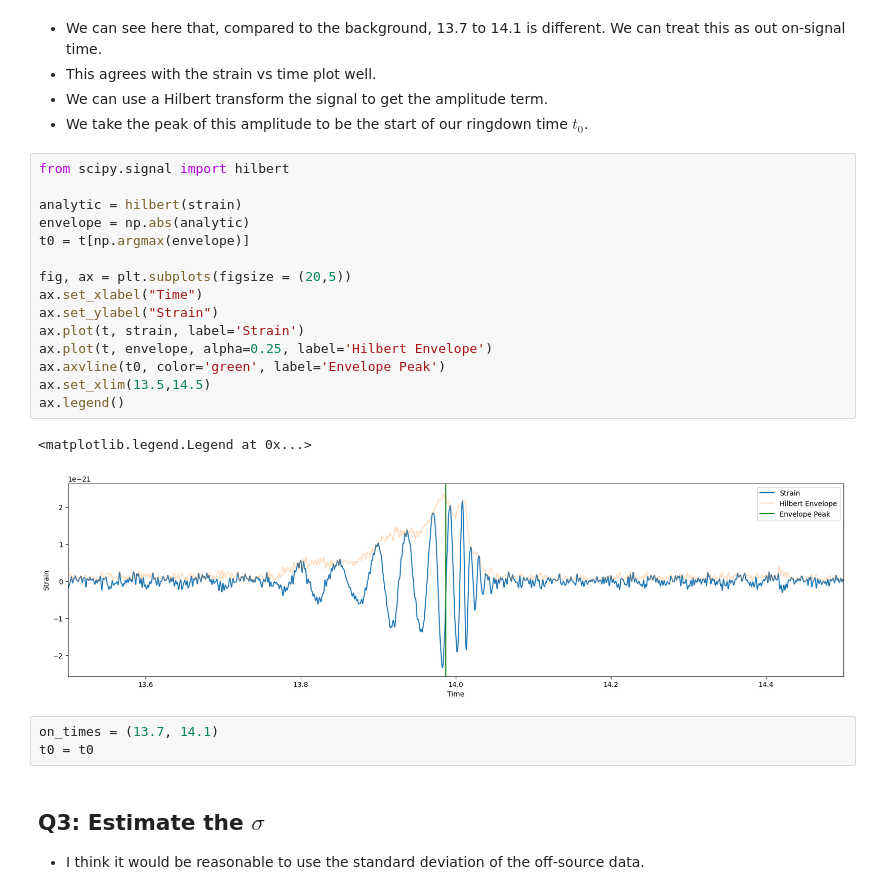
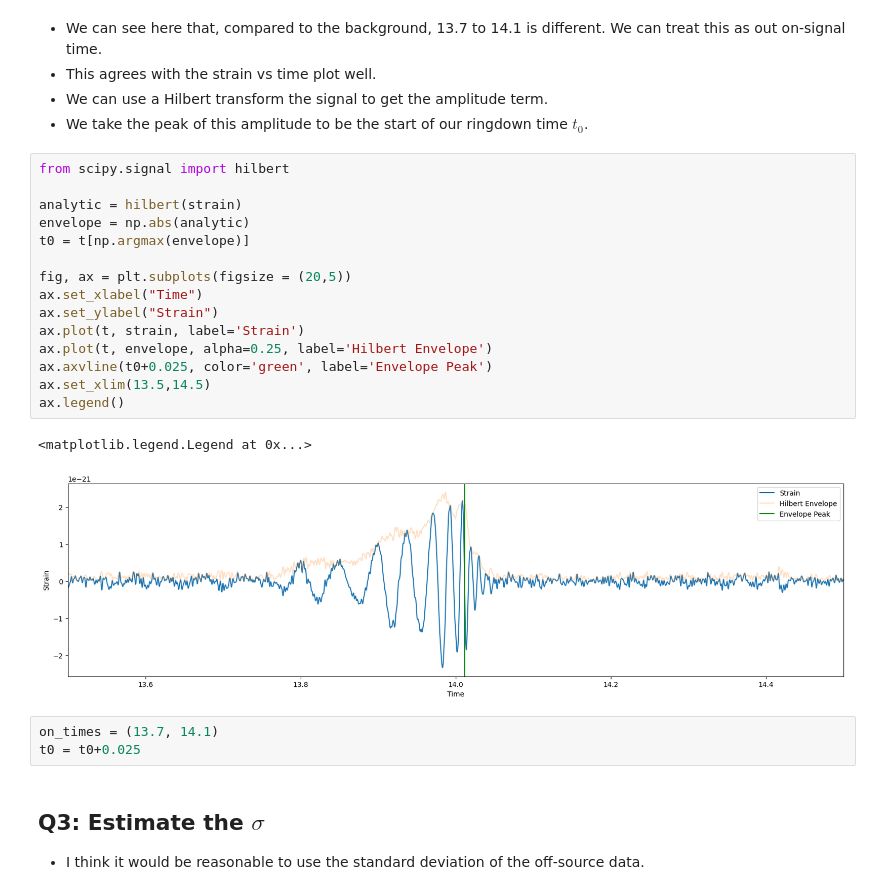
Before and after one commit to JoeyWee1/A5-Gravitational-Waves-QNM-Fitting-CW, a Jupyter notebook: solutions.ipynb, the cells around one changed output. Cells and saved outputs as stored; diff of their text form.

```diff
--- a/solutions.ipynb
+++ b/solutions.ipynb
@@ -128,24 +128,24 @@ plt.show()
 # %%
 from scipy.signal import hilbert
 
 analytic = hilbert(strain)
 envelope = np.abs(analytic)
 t0 = t[np.argmax(envelope)]
 
 fig, ax = plt.subplots(figsize = (20,5))
 ax.set_xlabel("Time")
 ax.set_ylabel("Strain")
 ax.plot(t, strain, label='Strain')
 ax.plot(t, envelope, alpha=0.25, label='Hilbert Envelope')
-ax.axvline(t0, color='green', label='Envelope Peak')
+ax.axvline(t0+0.025, color='green', label='Envelope Peak')
 ax.set_xlim(13.5,14.5)
 ax.legend()
 # %% [output]
 <matplotlib.legend.Legend at 0x...>
-[figure, old version]
+[figure, new version]
 # %%
 on_times = (13.7, 14.1)
-t0 = t0
+t0 = t0+0.025
 # %% [markdown]
 ## Q3: Estimate the $\sigma$
 - I think it would be reasonable to use the standard deviation of the off-source data.
```
Also changed, not shown: parts of 9 cells of this notebook.
